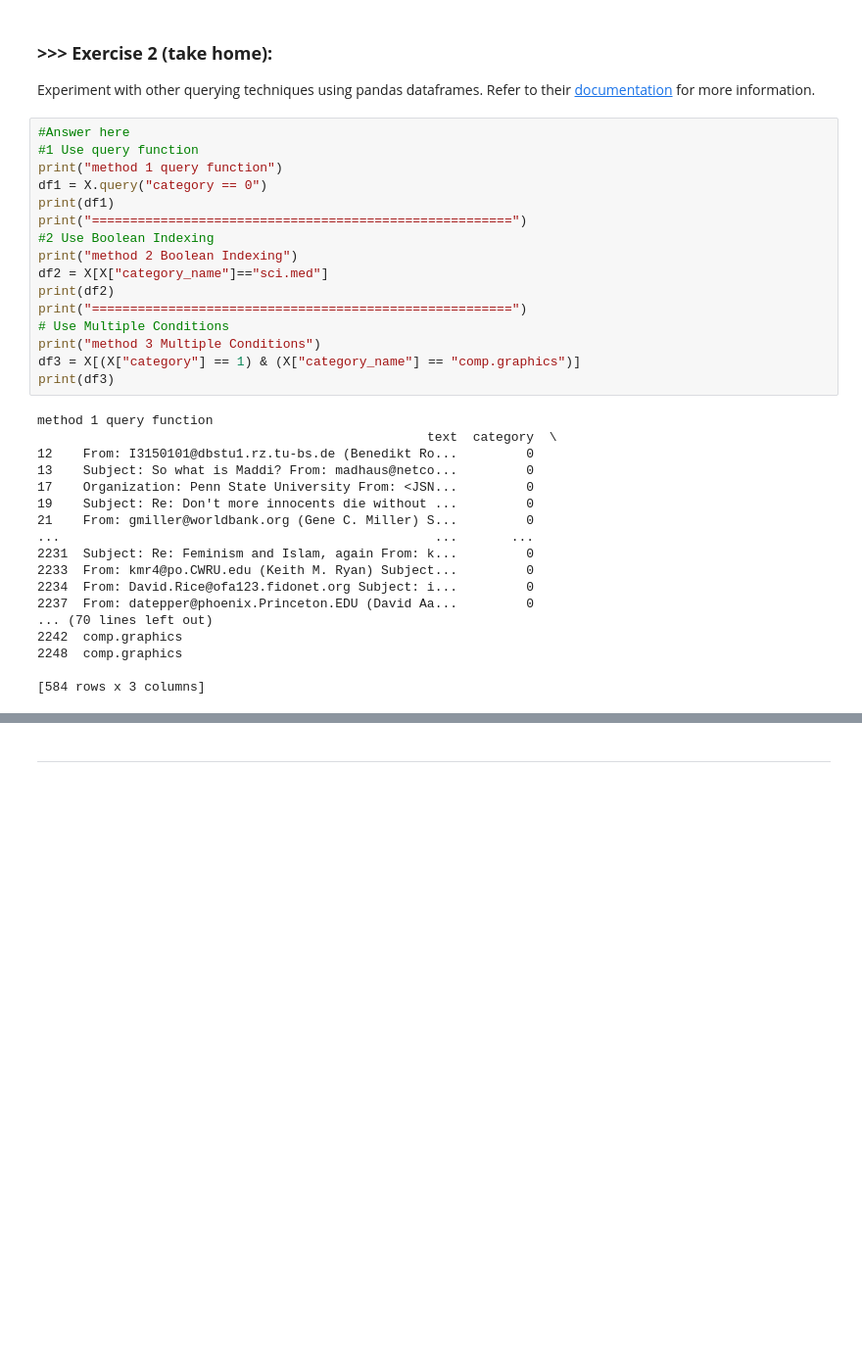
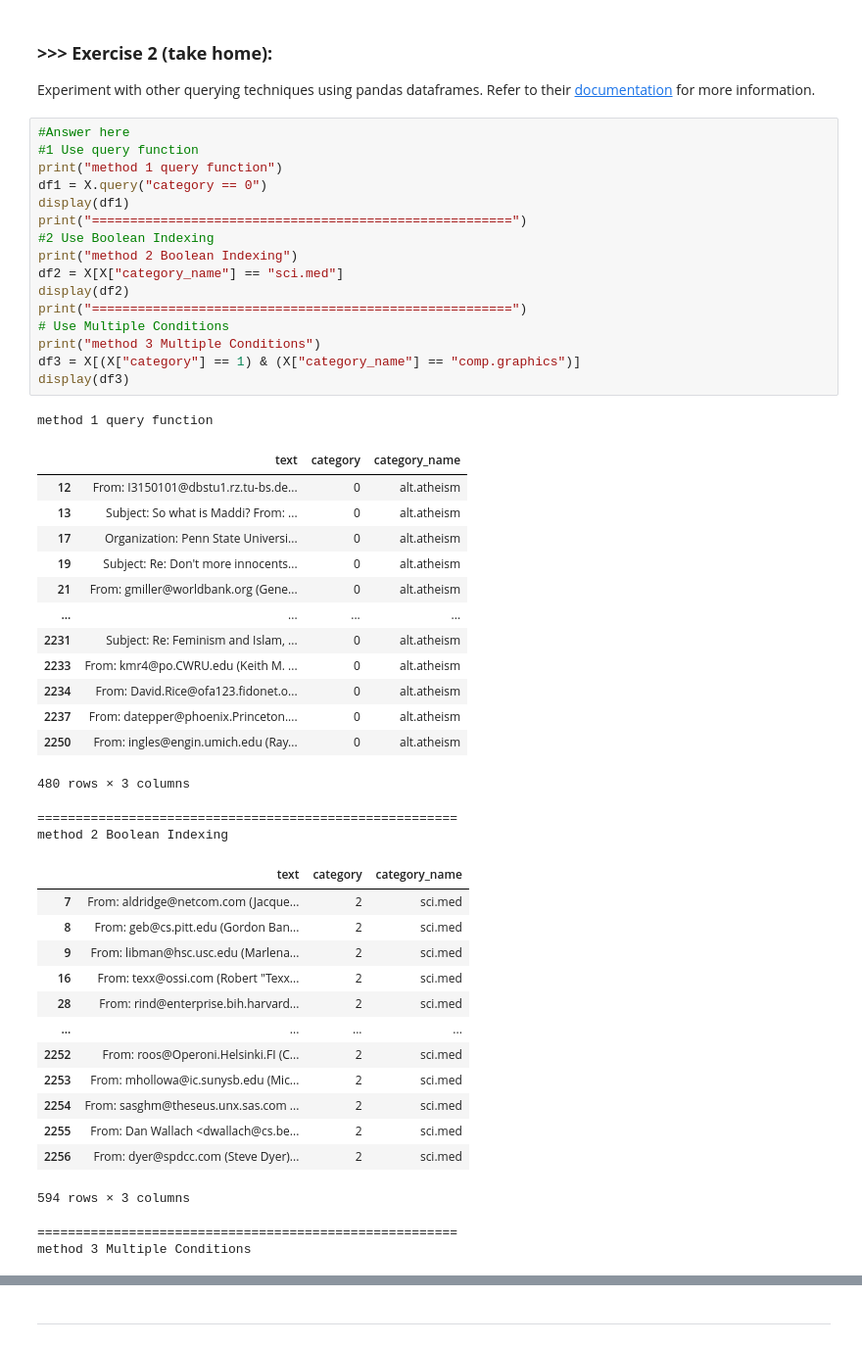
Before and after one commit to jungswork/DM2025-Lab1-Exercise, a Jupyter notebook: DM2025-Lab1-Master.ipynb, the cells around one changed output, grey strips where cells are left out. Shown at 98% size. Cells and saved outputs as stored; diff of their text form; blank space fills up the shorter version.

```diff
--- a/DM2025-Lab1-Master.ipynb
+++ b/DM2025-Lab1-Master.ipynb
@@ -413,34 +413,48 @@ Experiment with other querying techniques using pandas dataframes. Refer to thei
 # %%
 #Answer here
 #1 Use query function
 print("method 1 query function")
 df1 = X.query("category == 0")
-print(df1)
+display(df1)
 print("=======================================================")
 #2 Use Boolean Indexing
 print("method 2 Boolean Indexing")
-df2 = X[X["category_name"]=="sci.med"]
-print(df2)
+df2 = X[X["category_name"] == "sci.med"]
+display(df2)
 print("=======================================================")
 # Use Multiple Conditions
 print("method 3 Multiple Conditions")
 df3 = X[(X["category"] == 1) & (X["category_name"] == "comp.graphics")]
-print(df3)
+display(df3)
 # %% [output]
 method 1 query function
-                                                   text  category  \
-12    From: I3150101@dbstu1.rz.tu-bs.de (Benedikt Ro...         0
-13    Subject: So what is Maddi? From: madhaus@netco...         0
-17    Organization: Penn State University From: <JSN...         0
-19    Subject: Re: Don't more innocents die without ...         0
-21    From: gmiller@worldbank.org (Gene C. Miller) S...         0
-...                                                 ...       ...
-2231  Subject: Re: Feminism and Islam, again From: k...         0
-2233  From: kmr4@po.CWRU.edu (Keith M. Ryan) Subject...         0
-2234  From: David.Rice@ofa123.fidonet.org Subject: i...         0
-2237  From: datepper@phoenix.Princeton.EDU (David Aa...         0
-... (70 lines left out)
-2242  comp.graphics
-2248  comp.graphics
-
-[584 rows x 3 columns]
+|  | text | category | category_name |
+| 12 | From: I3150101@dbstu1.rz.tu-bs.de... | 0 | alt.atheism |
+| 13 | Subject: So what is Maddi? From: ... | 0 | alt.atheism |
+| 17 | Organization: Penn State Universi... | 0 | alt.atheism |
+| 19 | Subject: Re: Don't more innocents... | 0 | alt.atheism |
+| 21 | From: gmiller@worldbank.org (Gene... | 0 | alt.atheism |
+| ... | ... | ... | ... |
+| 2231 | Subject: Re: Feminism and Islam, ... | 0 | alt.atheism |
+| 2233 | From: kmr4@po.CWRU.edu (Keith M. ... | 0 | alt.atheism |
+| 2234 | From: David.Rice@ofa123.fidonet.o... | 0 | alt.atheism |
+| 2237 | From: datepper@phoenix.Princeton.... | 0 | alt.atheism |
+| 2250 | From: ingles@engin.umich.edu (Ray... | 0 | alt.atheism |
+480 rows × 3 columns
+=======================================================
+method 2 Boolean Indexing
+|  | text | category | category_name |
+| 7 | From: aldridge@netcom.com (Jacque... | 2 | sci.med |
+| 8 | From: geb@cs.pitt.edu (Gordon Ban... | 2 | sci.med |
+| 9 | From: libman@hsc.usc.edu (Marlena... | 2 | sci.med |
+| 16 | From: texx@ossi.com (Robert "Texx... | 2 | sci.med |
+| 28 | From: rind@enterprise.bih.harvard... | 2 | sci.med |
+| ... | ... | ... | ... |
+| 2252 | From: roos@Operoni.Helsinki.FI (C... | 2 | sci.med |
+| 2253 | From: mhollowa@ic.sunysb.edu (Mic... | 2 | sci.med |
+| 2254 | From: sasghm@theseus.unx.sas.com ... | 2 | sci.med |
+| 2255 | From: Dan Wallach <dwallach@cs.be... | 2 | sci.med |
+| 2256 | From: dyer@spdcc.com (Steve Dyer)... | 2 | sci.med |
+594 rows × 3 columns
+=======================================================
+method 3 Multiple Conditions
```
Also changed, not shown: parts of 7 cells of this notebook.
